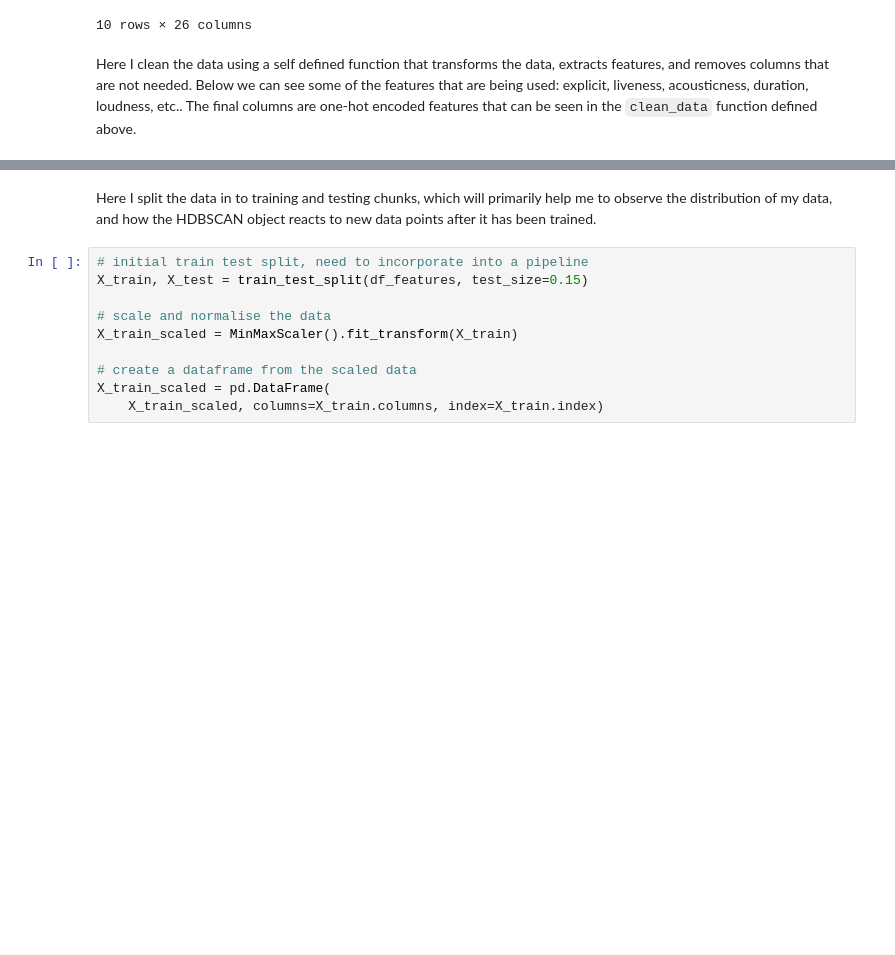
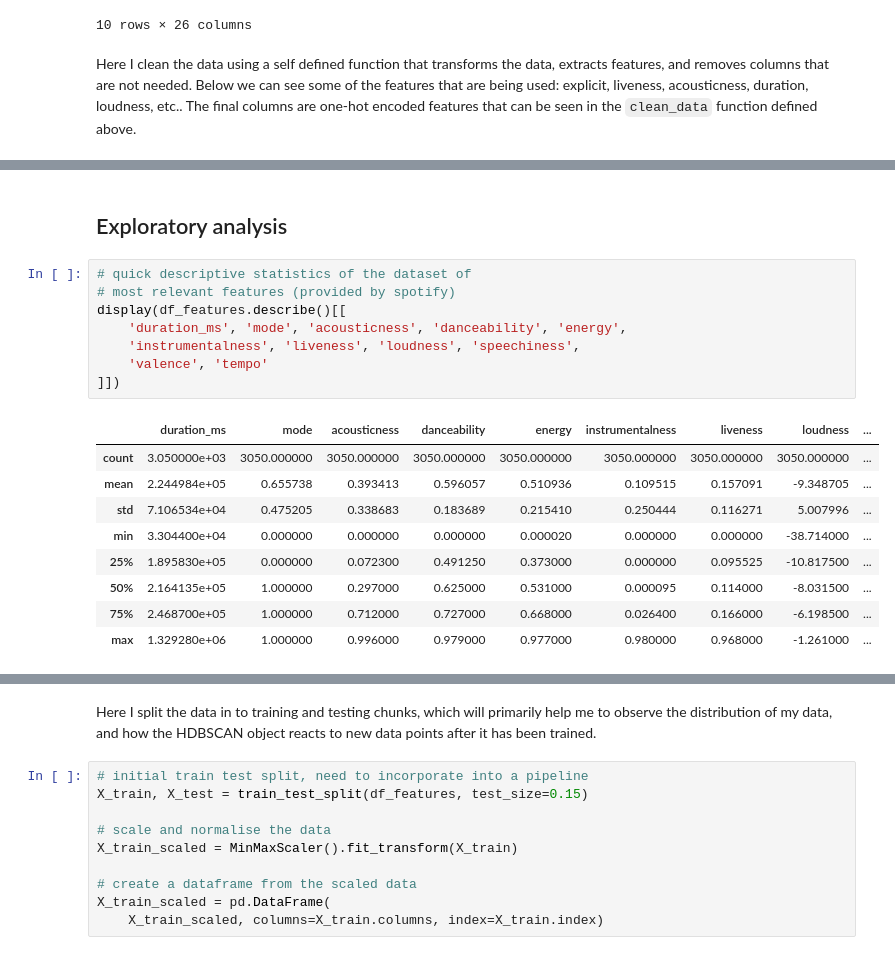
Before and after one commit to brennerswenson/spotify-recommendations, a Jupyter notebook: spotify-recommendations.ipynb, the cells around one changed output, grey strips where cells are left out. Cells and saved outputs as stored; diff of their text form; blank space fills up the shorter version.

```diff
--- a/spotify-recommendations.ipynb
+++ b/spotify-recommendations.ipynb
@@ -686,0 +691,20 @@ display(df_features.head())
+# %% [markdown]
+## Exploratory analysis
+# %%
+# quick descriptive statistics of the dataset of
+# most relevant features (provided by spotify)
+display(df_features.describe()[[
+    'duration_ms', 'mode', 'acousticness', 'danceability', 'energy',
+    'instrumentalness', 'liveness', 'loudness', 'speechiness',
+    'valence', 'tempo'
+]])
+# %% [output]
+|  | duration_ms | mode | acousticness | danceability | energy | instrumentalness | liveness | loudness | ... |
+| count | 3.050000e+03 | 3050.000000 | 3050.000000 | 3050.000000 | 3050.000000 | 3050.000000 | 3050.000000 | 3050.000000 | ... |
+| mean | 2.244984e+05 | 0.655738 | 0.393413 | 0.596057 | 0.510936 | 0.109515 | 0.157091 | -9.348705 | ... |
+| std | 7.106534e+04 | 0.475205 | 0.338683 | 0.183689 | 0.215410 | 0.250444 | 0.116271 | 5.007996 | ... |
+| min | 3.304400e+04 | 0.000000 | 0.000000 | 0.000000 | 0.000020 | 0.000000 | 0.000000 | -38.714000 | ... |
+| 25% | 1.895830e+05 | 0.000000 | 0.072300 | 0.491250 | 0.373000 | 0.000000 | 0.095525 | -10.817500 | ... |
+| 50% | 2.164135e+05 | 1.000000 | 0.297000 | 0.625000 | 0.531000 | 0.000095 | 0.114000 | -8.031500 | ... |
+| 75% | 2.468700e+05 | 1.000000 | 0.712000 | 0.727000 | 0.668000 | 0.026400 | 0.166000 | -6.198500 | ... |
+| max | 1.329280e+06 | 1.000000 | 0.996000 | 0.979000 | 0.977000 | 0.980000 | 0.968000 | -1.261000 | ... |
```
Also changed, not shown: parts of 21 cells of this notebook, 1 other file.
